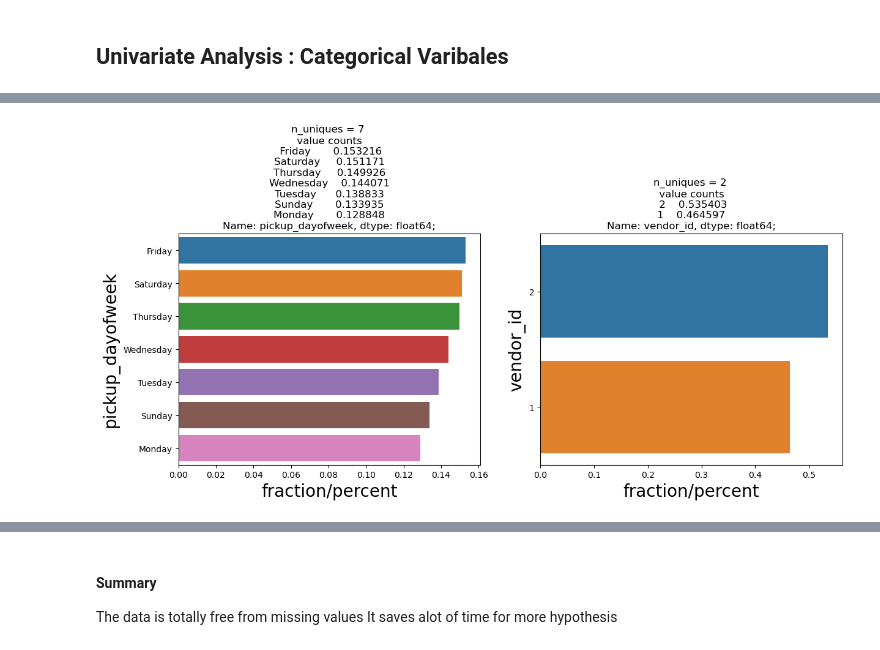
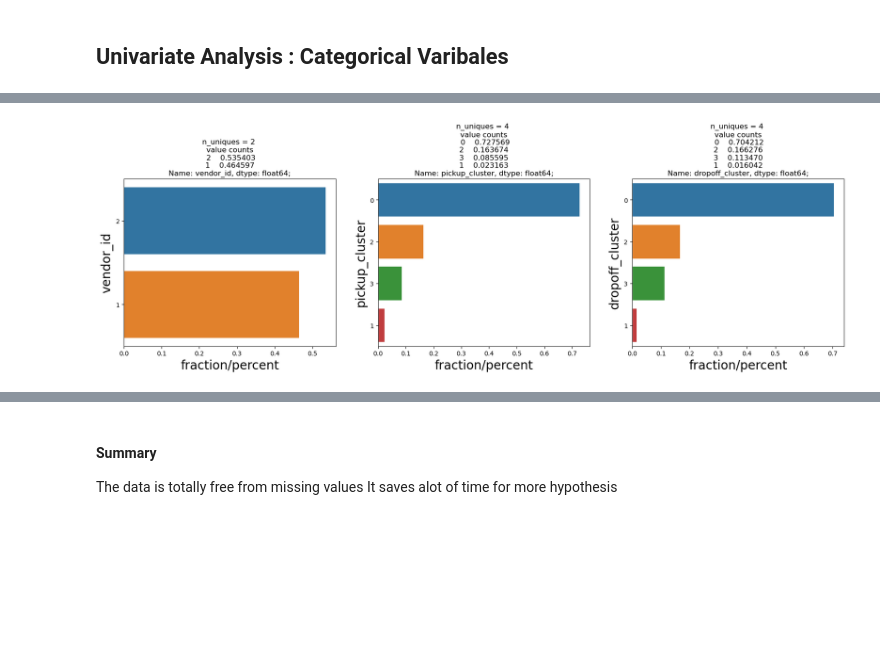
Before and after one commit to Pachinchin/Advanced-EDA, a Jupyter notebook: Taxi_trip_EDA.ipynb, the cells around one changed output, grey strips where cells are left out. Drawn from its saved outputs; the diff is of its cells as text; code cells hidden in the pictures; blank space fills up the shorter version.

```diff
--- a/Taxi_trip_EDA.ipynb
+++ b/Taxi_trip_EDA.ipynb
@@ -244,0 +301,4 @@ combined_data['direction'] = direction_array(combined_data['pickup_latitude'].va
+# %%
+kmeans = MiniBatchKMeans(n_clusters=4, batch_size=10000).fit(coords[sample_ind])
+combined_data.loc[:, 'pickup_cluster'] = kmeans.predict(combined_data[['pickup_latitude', 'pickup_longitude']])
+combined_data.loc[:, 'dropoff_cluster'] = kmeans.predict(combined_data[['dropoff_latitude', 'dropoff_longitude']])
@@ -245,6 +317,17 @@ combined_data['direction'] = direction_array(combined_data['pickup_latitude'].va
+# %%
+#Use PCA to scale the longitude and latitude
+pca = PCA().fit(coords)
+combined_data['pickup_pca0'] = pca.transform(combined_data[['pickup_latitude', 'pickup_longitude']])[:, 0]
+combined_data['pickup_pca1'] = pca.transform(combined_data[['pickup_latitude', 'pickup_longitude']])[:, 1]
+combined_data['dropoff_pca0'] = pca.transform(combined_data[['dropoff_latitude', 'dropoff_longitude']])[:, 0]
+combined_data['dropoff_pca1'] = pca.transform(combined_data[['dropoff_latitude', 'dropoff_longitude']])[:, 1]
+# %%
+# typecasting "vendor","store fwd flag" " to category type
+combined_data['vendor_id'] = combined_data['vendor_id'].astype('category')
+combined_data['pickup_cluster'] = combined_data['pickup_cluster'].astype('category')
+combined_data['dropoff_cluster'] = combined_data['dropoff_cluster'].astype('category')
+#drop this feature as it happens after the cab leaves the monitored area
+combined_data= combined_data.drop(['store_and_fwd_flag','pickup_longitude','pickup_latitude','dropoff_longitude','dropoff_latitude'], axis=1)
 # %% [markdown]
 ## Univariate analysis Numerical Variables
-# %%
-combined_data['pickup_dayofweek'] = combined_data['pickup_dayofweek'].astype('category')
-combined_data['id'] = combined_data['id'].astype('category')
 # %%
@@ -443,6 +521,6 @@ def UVA_category(data, var_group):
     plt.title('n_uniques = {} \n value counts \n {};'.format(n_uni,norm_count))
 # %%
 # Custom function for easy visualisation of Categorical Variables
-UVA_category(combined_data, ['pickup_dayofweek','vendor_id'])
+UVA_category(combined_data, ['vendor_id','pickup_cluster','dropoff_cluster'])
 # %% [output]
-[figure, old version]
+[figure, new version]
```
Also changed, not shown: parts of 100 cells of this notebook.
